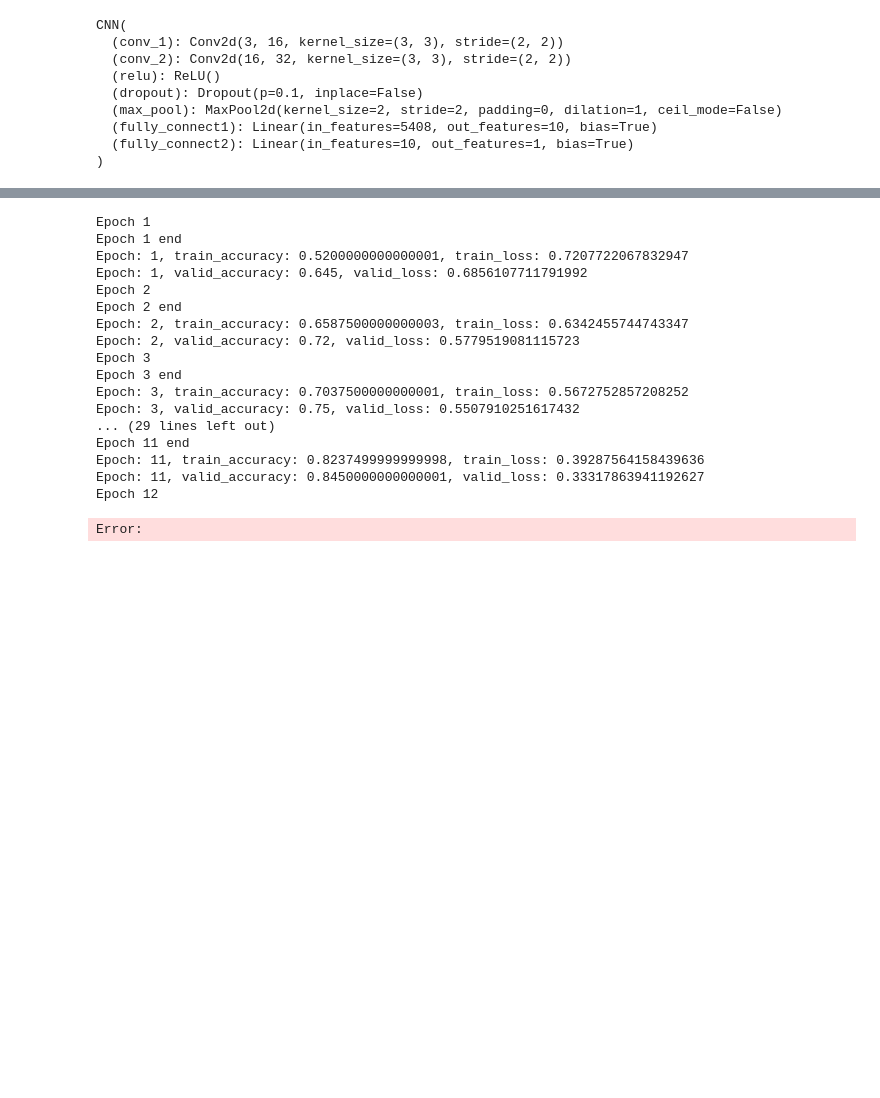
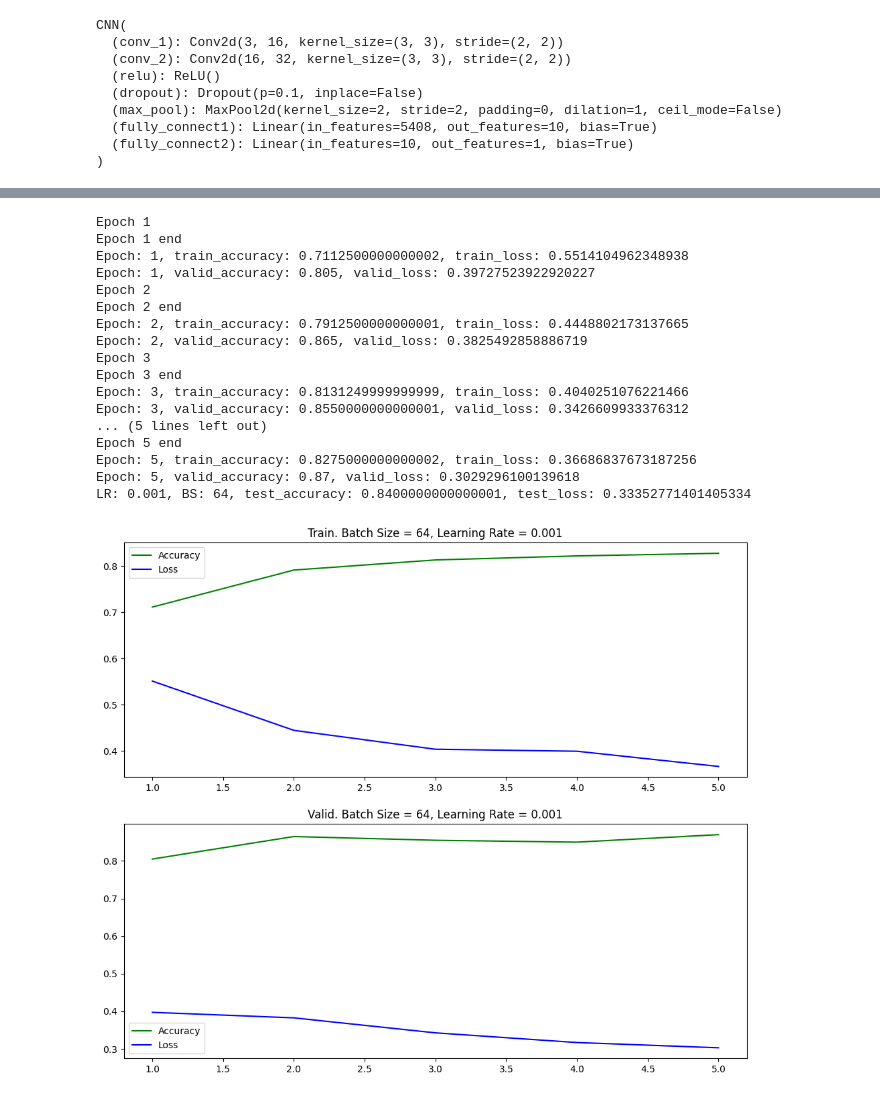
Before and after one commit to Lisyonok04/pp-var-4, a Jupyter notebook: fifth/Untitled.ipynb, the cells around one changed output, grey strips where cells are left out. Cells and saved outputs as stored; diff of their text form; code cells hidden in the pictures; blank space fills up the shorter version.

```diff
--- a/fifth/Untitled.ipynb
+++ b/fifth/Untitled.ipynb
@@ -190,6 +190,6 @@ Clipping input data to the valid range for imshow with RGB data ([0..1] for floa
 # %%
-parameters = {'lr': [0.01],
-              'batch_size' : [32]}
+parameters = {'lr': [0.001],
+              'batch_size' : [64]}
 # %%
 for lr in parameters['lr']:
     for bs in parameters['batch_size']:
@@ -200,7 +200,7 @@ for lr in parameters['lr']:
         test_loader = DataLoader(dataset=test_data, batch_size=bs, shuffle = False)
         valid_loader = DataLoader(dataset=valid_data, batch_size=bs, shuffle = False)
 
-        epochs = 12
+        epochs = 5
 
         train_accuracy_values = []
         train_loss_values = []
@@ -269,45 +269,45 @@ for lr in parameters['lr']:
         plt.title(f"Valid. Batch Size = {bs}, Learning Rate = {lr}")
         plt.plot(range(1, epochs + 1), val_accuracy_values, color = 'green')
         plt.plot(range(1, epochs + 1), val_loss_values, color = 'blue')
         plt.legend(['Accuracy', 'Loss'])
 
         #model.eval()
         test_loss = 0
         test_accuracy = 0
         for data, className in test_loader:
             data = data.to(device)
             className = className.to(device)
 
             output = model(data)
             loss = criterion(output, className.unsqueeze(dim=1).to(torch.float))
 
             acc = np.array(([1 if (1 if output[j][0].detach() >= 0.5 else 0) == int(className[j]) else 0 for j in range(len(className))])).sum()
 
             test_accuracy+=acc / len(test_data)
             test_loss+=loss / len(test_data)
 
         torch.save(model.state_dict(), os.path.join('C://pp var 4//fifth', f"bs{bs}_lr{lr}_weight.pth"))
 
         print('LR: {}, BS: {}, test_accuracy: {}, test_loss: {}'.format(lr, bs, test_accuracy, test_loss))
 # %% [output]
 Epoch 1
 Epoch 1 end
-Epoch: 1, train_accuracy: 0.5200000000000001, train_loss: 0.7207722067832947
-Epoch: 1, valid_accuracy: 0.645, valid_loss: 0.6856107711791992
+Epoch: 1, train_accuracy: 0.7112500000000002, train_loss: 0.5514104962348938
+Epoch: 1, valid_accuracy: 0.805, valid_loss: 0.39727523922920227
 Epoch 2
 Epoch 2 end
-Epoch: 2, train_accuracy: 0.6587500000000003, train_loss: 0.6342455744743347
-Epoch: 2, valid_accuracy: 0.72, valid_loss: 0.5779519081115723
+Epoch: 2, train_accuracy: 0.7912500000000001, train_loss: 0.4448802173137665
+Epoch: 2, valid_accuracy: 0.865, valid_loss: 0.3825492858886719
 Epoch 3
 Epoch 3 end
-Epoch: 3, train_accuracy: 0.7037500000000001, train_loss: 0.5672752857208252
-Epoch: 3, valid_accuracy: 0.75, valid_loss: 0.5507910251617432
-... (29 lines left out)
-Epoch 11 end
-Epoch: 11, train_accuracy: 0.8237499999999998, train_loss: 0.39287564158439636
-Epoch: 11, valid_accuracy: 0.8450000000000001, valid_loss: 0.33317863941192627
-Epoch 12
+Epoch: 3, train_accuracy: 0.8131249999999999, train_loss: 0.4040251076221466
+Epoch: 3, valid_accuracy: 0.8550000000000001, valid_loss: 0.3426609933376312
+... (5 lines left out)
+Epoch 5 end
+Epoch: 5, train_accuracy: 0.8275000000000002, train_loss: 0.36686837673187256
+Epoch: 5, valid_accuracy: 0.87, valid_loss: 0.3029296100139618
+LR: 0.001, BS: 64, test_accuracy: 0.8400000000000001, test_loss: 0.33352771401405334
-Error:
+[figure, added]
 # %%
 plt.figure(figsize=(10, 5))
 
```
Also changed, not shown: parts of 4 cells of this notebook.
